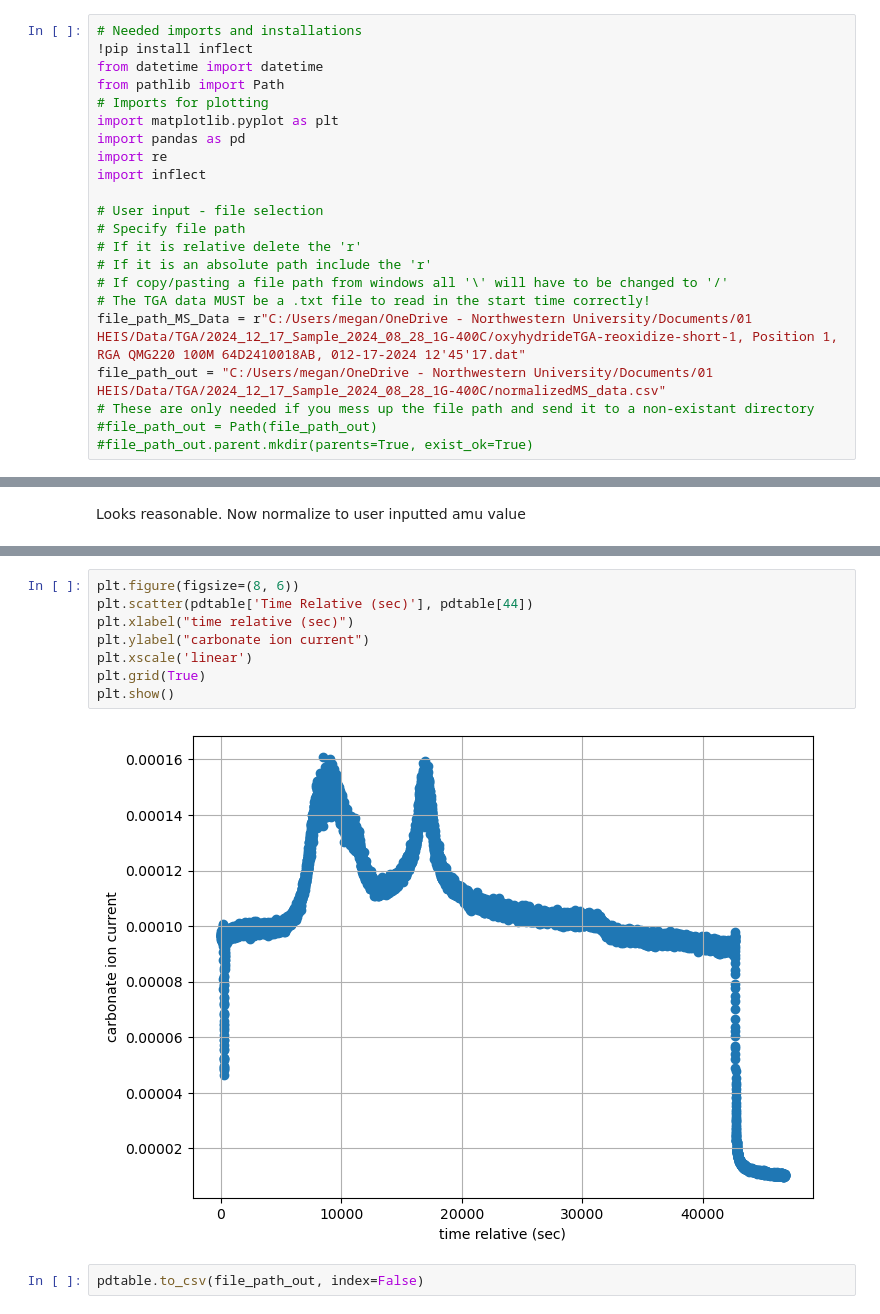
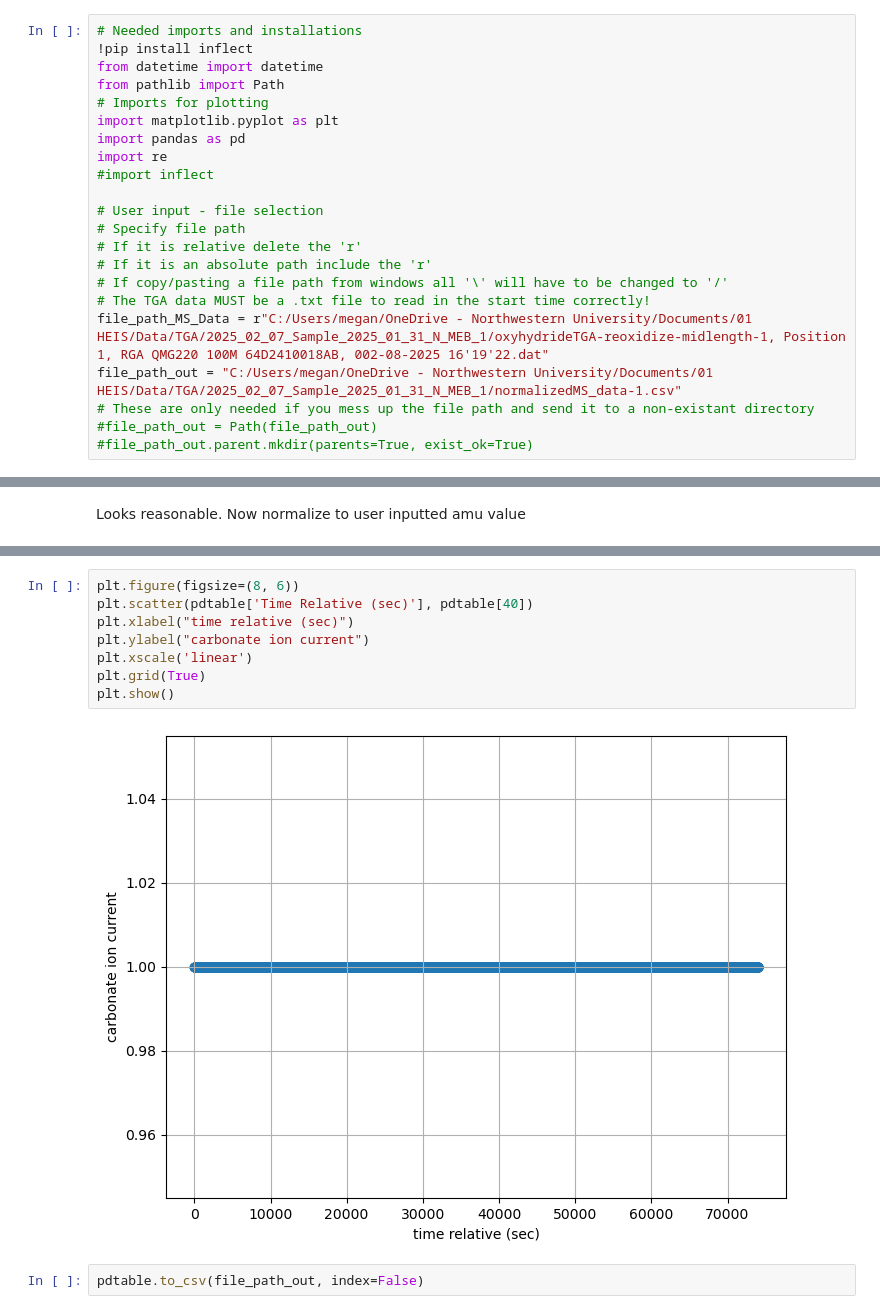
Before and after one commit to hailegroup/GSD-320-MS, a Jupyter notebook: MS-GSD-320-data-norm-python.ipynb, the cells around one changed output, grey strips where cells are left out. Cells and saved outputs as stored; diff of their text form.

```diff
--- a/MS-GSD-320-data-norm-python.ipynb
+++ b/MS-GSD-320-data-norm-python.ipynb
@@ -14,7 +14,7 @@ from pathlib import Path
 import matplotlib.pyplot as plt
 import pandas as pd
 import re
-import inflect
+#import inflect
 
 # User input - file selection
 # Specify file path
@@ -22,8 +22,8 @@ import inflect
 # If it is an absolute path include the 'r'
 # If copy/pasting a file path from windows all '\' will have to be changed to '/'
 # The TGA data MUST be a .txt file to read in the start time correctly!
-file_path_MS_Data = r"C:/Users/megan/OneDrive - Northwestern University/Documents/01 HEIS/Data/TGA/2024_12_17_Sample_2024_08_28_1G-400C/oxyhydrideTGA-reoxidize-short-1, Position 1, RGA QMG220 100M 64D2410018AB, 012-17-2024 12'45'17.dat"
-file_path_out = "C:/Users/megan/OneDrive - Northwestern University/Documents/01 HEIS/Data/TGA/2024_12_17_Sample_2024_08_28_1G-400C/normalizedMS_data.csv"
+file_path_MS_Data = r"C:/Users/megan/OneDrive - Northwestern University/Documents/01 HEIS/Data/TGA/2025_02_07_Sample_2025_01_31_N_MEB_1/oxyhydrideTGA-reoxidize-midlength-1, Position 1, RGA QMG220 100M 64D2410018AB, 002-08-2025 16'19'22.dat"
+file_path_out = "C:/Users/megan/OneDrive - Northwestern University/Documents/01 HEIS/Data/TGA/2025_02_07_Sample_2025_01_31_N_MEB_1/normalizedMS_data-1.csv"
 # These are only needed if you mess up the file path and send it to a non-existant directory
 #file_path_out = Path(file_path_out)
 #file_path_out.parent.mkdir(parents=True, exist_ok=True)
@@ -170,12 +194,12 @@ display(pdtable)
 # %%
 plt.figure(figsize=(8, 6))
-plt.scatter(pdtable['Time Relative (sec)'], pdtable[44])
+plt.scatter(pdtable['Time Relative (sec)'], pdtable[40])
 plt.xlabel("time relative (sec)")
 plt.ylabel("carbonate ion current")
 plt.xscale('linear')
 plt.grid(True)
 plt.show()
 # %% [output]
-[figure, old version]
+[figure, new version]
 # %%
 pdtable.to_csv(file_path_out, index=False)
```
Also changed, not shown: parts of 5 cells of this notebook.
